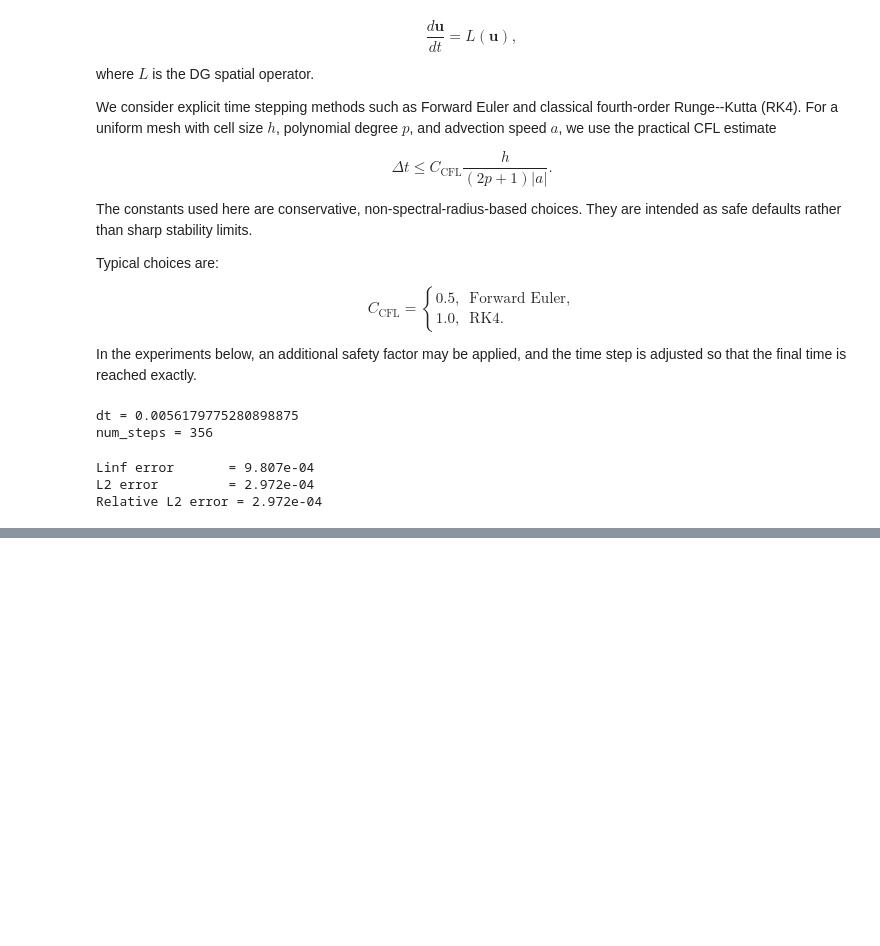
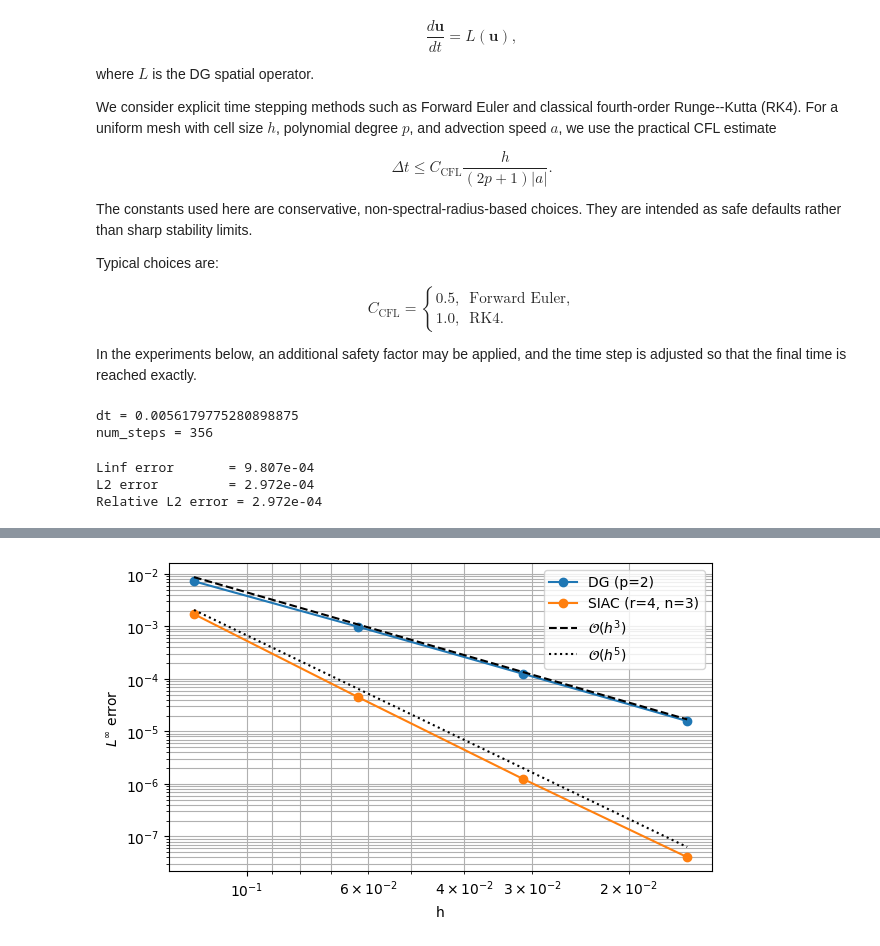
Before and after one commit to AdamHopkinss/siac-dg-advection, a Jupyter notebook: notebooks/00_initial_dg_siac_experiments.ipynb, the cells around one changed output, grey strips where cells are left out. Saved outputs shown, nothing was run; the diff lists cells and outputs as text; code cells hidden in the pictures; blank space fills up the shorter version.

```diff
--- a/notebooks/00_initial_dg_siac_experiments.ipynb
+++ b/notebooks/00_initial_dg_siac_experiments.ipynb
@@ -235,0 +587,29 @@ plt.show()
+# %%
+h = error_df["h"].to_numpy()
+err_dg = error_df["Linf_DG"].to_numpy()
+err_siac = error_df["Linf_SIAC"].to_numpy()
+
+q_dg = p + 1
+q_siac = 2*p + 1
+
+# Reference lines anchored near the first data point, then offset
+ref_dg = err_dg[0] * (h / h[0])**q_dg * 1.2
+ref_siac = err_siac[0] * (h / h[0])**q_siac * 1.2
+
+
+plt.figure(figsize=(7, 4))
+
+plt.loglog(h, err_dg, "o-", label=f"DG (p={p})")
+plt.loglog(h, err_siac, "o-", label=f"SIAC (r={moments}, n={BSorder})")
+
+plt.loglog(h, ref_dg, "k--", label=rf"$\mathcal{{O}}(h^{{{q_dg}}})$")
+plt.loglog(h, ref_siac, "k:", label=rf"$\mathcal{{O}}(h^{{{q_siac}}})$")
+
+plt.gca().invert_xaxis()
+plt.xlabel("h")
+plt.ylabel(r"$L^\infty$ error")
+plt.legend()
+plt.grid(True, which="both")
+plt.show()
+# %% [output]
+[figure, added]
```
Also changed, not shown: parts of 12 cells of this notebook, 2 other files.
